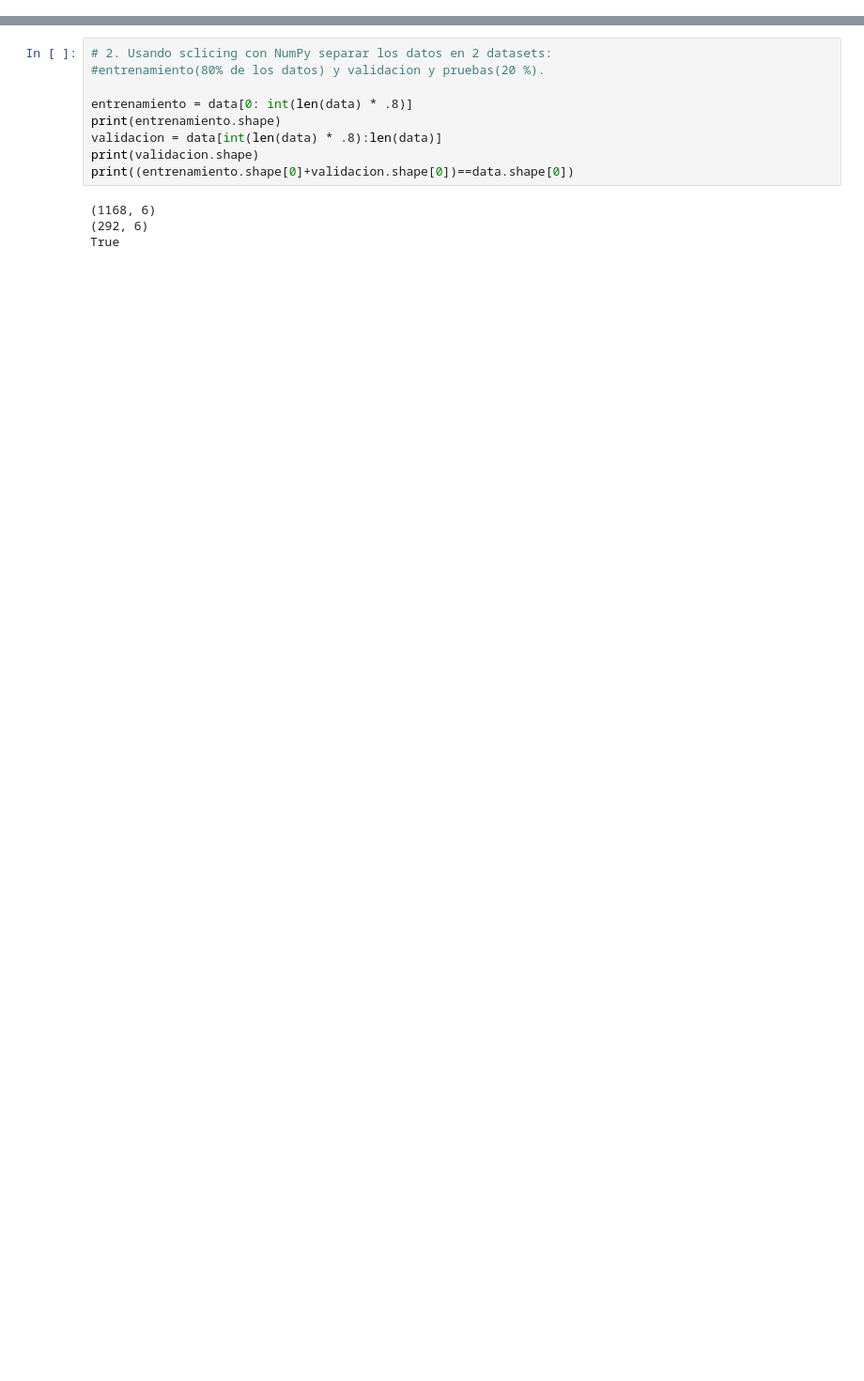
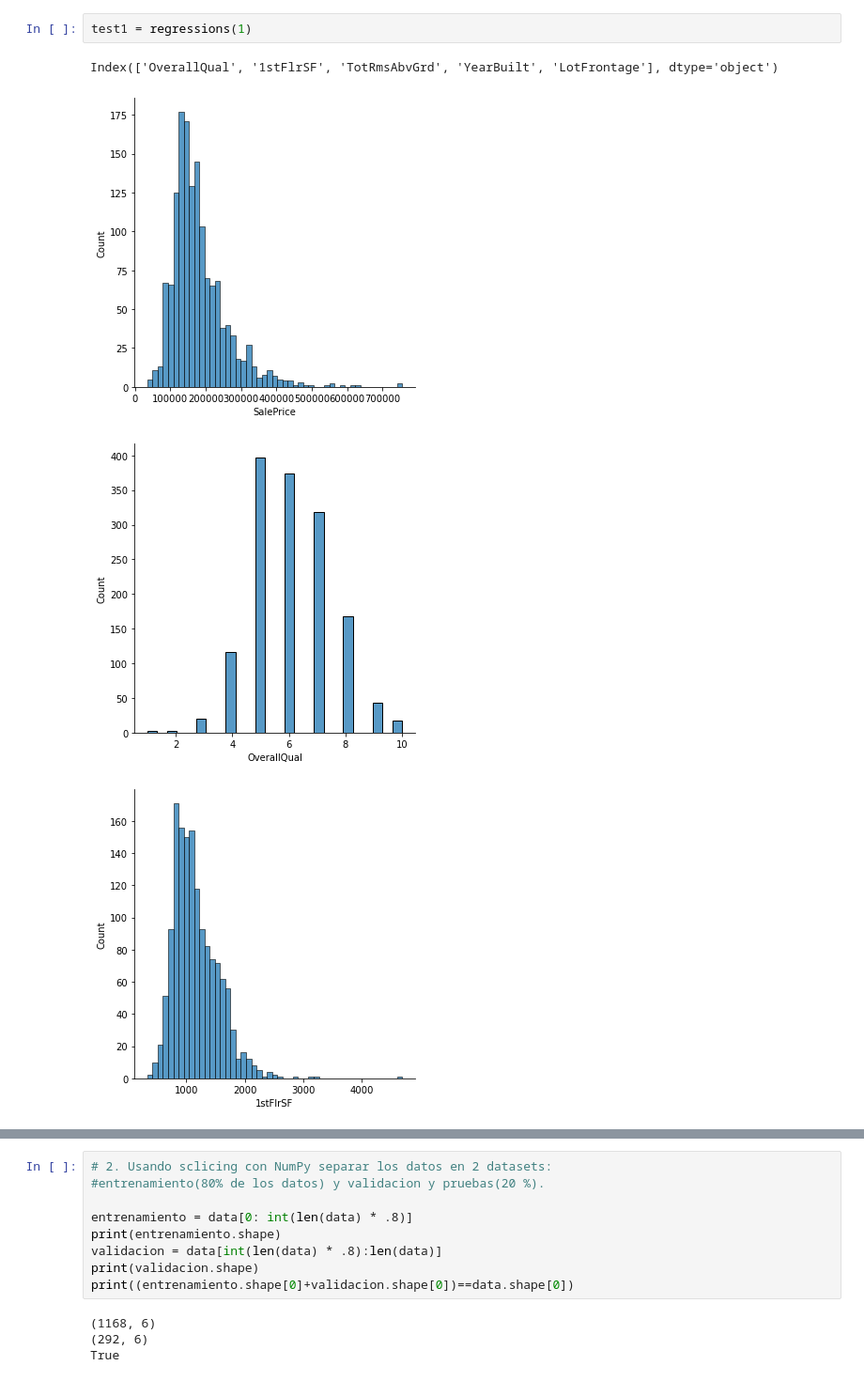
Before and after one commit to ojchavez/proyecto_final_OC, a Jupyter notebook: Proyecto_Final.ipynb, the cells around one changed output, grey strips where cells are left out. Shown: that part at 94% size. Cells and saved outputs as stored; diff of their text form; blank space fills up the shorter version.

```diff
--- a/Proyecto_Final.ipynb
+++ b/Proyecto_Final.ipynb
@@ -30,0 +135,7 @@ data.shape
+# %%
+test1 = regressions(1)
+# %% [output]
+Index(['OverallQual', '1stFlrSF', 'TotRmsAbvGrd', 'YearBuilt', 'LotFrontage'], dtype='object')
+[figure, added]
+[figure, added]
+[figure, added]
```
Also changed, not shown: parts of 31 cells of this notebook.
